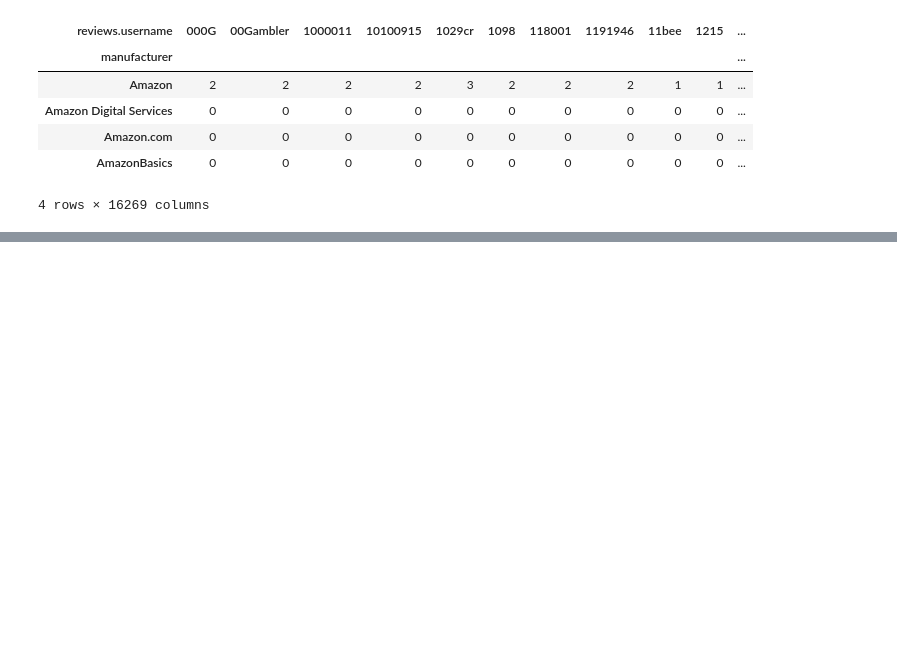
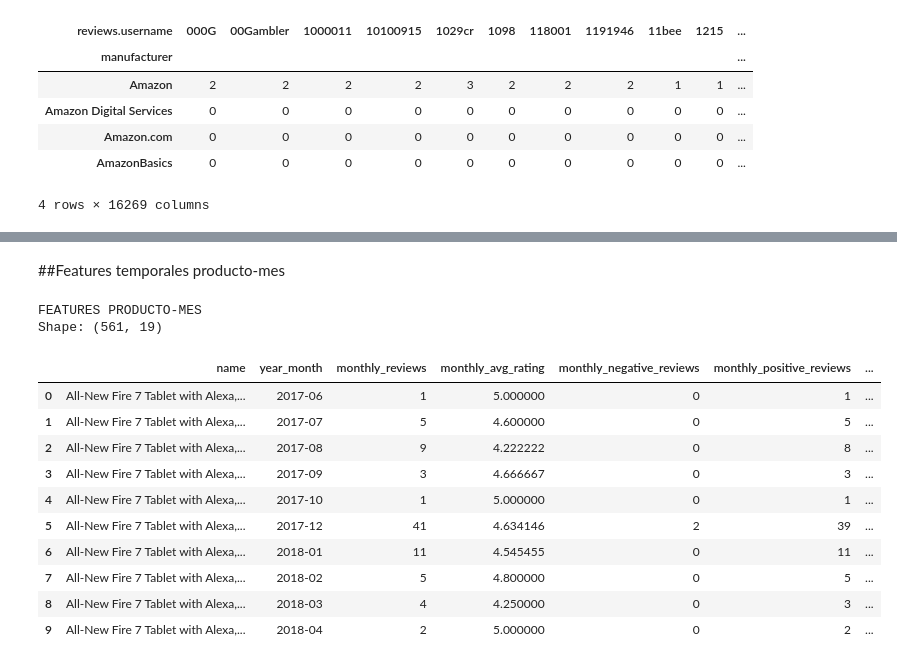
Before and after one commit to R3beAM/Proyecto-Final-Integracion, a Jupyter notebook: Evaluacion_2.ipynb, the cells around one changed output, grey strips where cells are left out. Saved outputs shown, nothing was run; the diff lists cells and outputs as text; code cells hidden in the pictures; blank space fills up the shorter version.

```diff
--- a/Evaluacion_2.ipynb
+++ b/Evaluacion_2.ipynb
@@ -328,0 +477,76 @@ Tabla cruzada: manufacturer vs reviews.username
+# %% [markdown]
+##Features temporales producto-mes
+# %%
+monthly_product = df.groupby(["name", "year_month"]).agg(
+    monthly_reviews=("reviews.rating", "count"),
+    monthly_avg_rating=("reviews.rating", "mean"),
+    monthly_negative_reviews=("is_negative_review", "sum"),
+    monthly_positive_reviews=("is_positive_review", "sum"),
+    monthly_not_recommended=("not_recommended", "sum"),
+    monthly_avg_helpful=("reviews.numHelpful", "mean"),
+    monthly_avg_length_words=("review_length_words", "mean")
+).reset_index()
+
+# Ratios mensuales
+monthly_product["monthly_negative_rate"] = (
+    monthly_product["monthly_negative_reviews"] / monthly_product["monthly_reviews"]
+)
+
+monthly_product["monthly_positive_rate"] = (
+    monthly_product["monthly_positive_reviews"] / monthly_product["monthly_reviews"]
+)
+
+monthly_product["monthly_not_recommended_rate"] = (
+    monthly_product["monthly_not_recommended"] / monthly_product["monthly_reviews"]
+)
+
+# Orden temporal
+monthly_product["year_month_date"] = pd.to_datetime(monthly_product["year_month"])
+monthly_product = monthly_product.sort_values(["name", "year_month_date"])
+
+# Lags
+monthly_product["prev_month_avg_rating"] = (
+    monthly_product.groupby("name")["monthly_avg_rating"].shift(1)
+)
+
+monthly_product["prev_month_negative_rate"] = (
+    monthly_product.groupby("name")["monthly_negative_rate"].shift(1)
+)
+
+# Diferencias
+monthly_product["rating_change"] = (
+    monthly_product["monthly_avg_rating"] - monthly_product["prev_month_avg_rating"]
+)
+
+monthly_product["negative_rate_change"] = (
+    monthly_product["monthly_negative_rate"] - monthly_product["prev_month_negative_rate"]
+)
+
+# Rolling windows de 3 meses
+monthly_product["rolling_3m_avg_rating"] = (
+    monthly_product.groupby("name")["monthly_avg_rating"]
+    .transform(lambda x: x.rolling(window=3, min_periods=1).mean())
+)
+
+monthly_product["rolling_3m_negative_rate"] = (
+    monthly_product.groupby("name")["monthly_negative_rate"]
+    .transform(lambda x: x.rolling(window=3, min_periods=1).mean())
+)
+
+print("FEATURES PRODUCTO-MES")
+print("Shape:", monthly_product.shape)
+display(monthly_product.head(10))
+# %% [output]
+FEATURES PRODUCTO-MES
+Shape: (561, 19)
+|  | name | year_month | monthly_reviews | monthly_avg_rating | monthly_negative_reviews | monthly_positive_reviews | ... |
+| 0 | All-New Fire 7 Tablet with Alexa,... | 2017-06 | 1 | 5.000000 | 0 | 1 | ... |
+| 1 | All-New Fire 7 Tablet with Alexa,... | 2017-07 | 5 | 4.600000 | 0 | 5 | ... |
+| 2 | All-New Fire 7 Tablet with Alexa,... | 2017-08 | 9 | 4.222222 | 0 | 8 | ... |
+| 3 | All-New Fire 7 Tablet with Alexa,... | 2017-09 | 3 | 4.666667 | 0 | 3 | ... |
+| 4 | All-New Fire 7 Tablet with Alexa,... | 2017-10 | 1 | 5.000000 | 0 | 1 | ... |
+| 5 | All-New Fire 7 Tablet with Alexa,... | 2017-12 | 41 | 4.634146 | 2 | 39 | ... |
+| 6 | All-New Fire 7 Tablet with Alexa,... | 2018-01 | 11 | 4.545455 | 0 | 11 | ... |
+| 7 | All-New Fire 7 Tablet with Alexa,... | 2018-02 | 5 | 4.800000 | 0 | 5 | ... |
+| 8 | All-New Fire 7 Tablet with Alexa,... | 2018-03 | 4 | 4.250000 | 0 | 3 | ... |
+| 9 | All-New Fire 7 Tablet with Alexa,... | 2018-04 | 2 | 5.000000 | 0 | 2 | ... |
```
Also changed, not shown: parts of 8 cells of this notebook.
